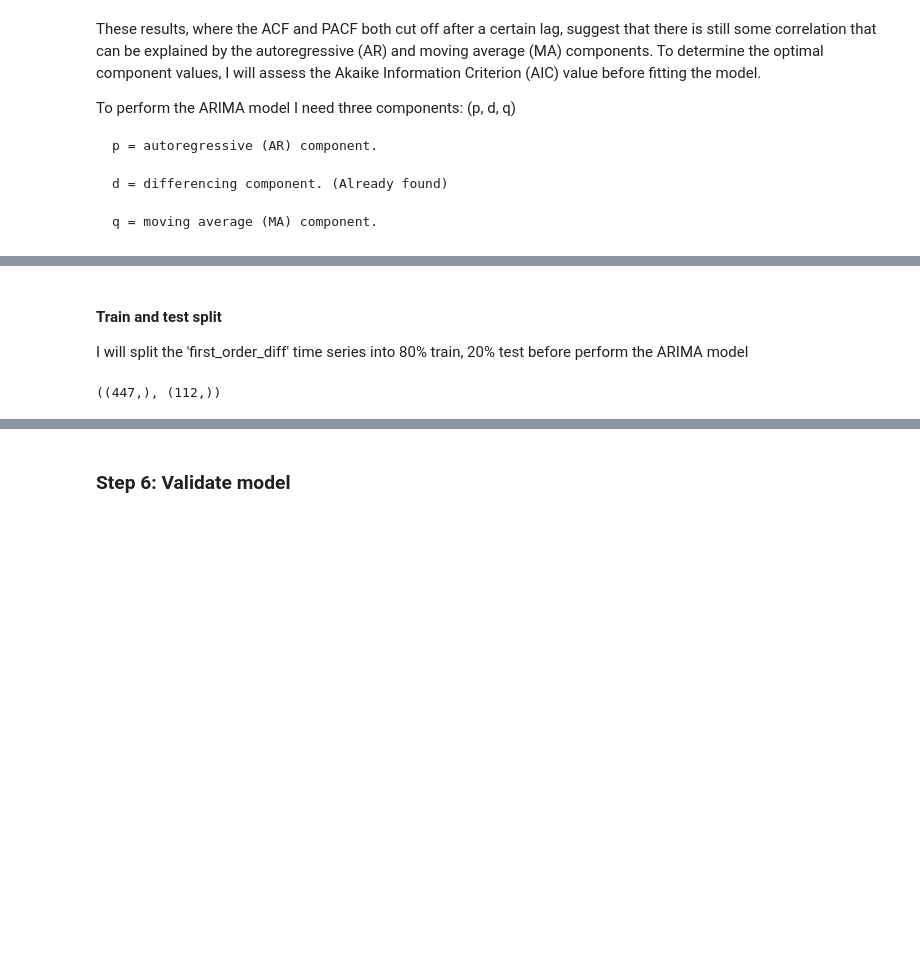
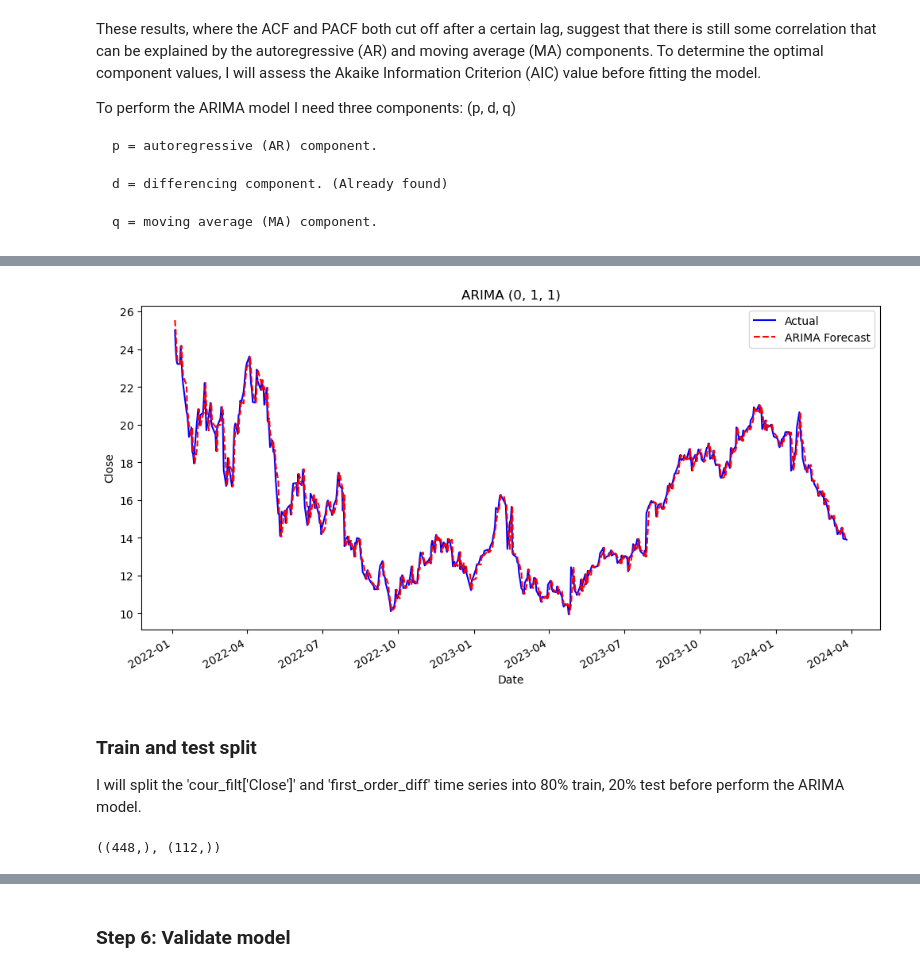
Before and after one commit to Daniela-MB/Time_series_analysis, a Jupyter notebook: CA1_Project_MLB_DanielaMarianoBarreto.ipynb, the cells around one changed output, grey strips where cells are left out. Cells and saved outputs as stored; diff of their text form; code cells hidden in the pictures; blank space fills up the shorter version.

```diff
--- a/CA1_Project_MLB_DanielaMarianoBarreto.ipynb
+++ b/CA1_Project_MLB_DanielaMarianoBarreto.ipynb
@@ -916,12 +1051,28 @@ Warnings:
+# %%
+# Declare the objects f and array axarr
+f, axarr = plt.subplots(1, sharex=True)
+f.set_size_inches(12, 6)
+
+# Ignore first row because of difference factor d = 1
+cour_filt['diffval'].iloc[1:].plot(color='b', linestyle='-', ax=axarr, label='Actual')
+cour_filt['ARIMA'].iloc[1:].plot(color='r', linestyle='--', ax=axarr, label='ARIMA Forecast')
+axarr.set_title('ARIMA (0, 1, 1)')
+axarr.set_xlabel('Date')
+axarr.set_ylabel('Close')
+axarr.legend()
+
+plt.show()
+# %% [output]
+[figure, added]
 # %% [markdown]
-#### Train and test split
+### Train and test split
 
-I will split the 'first_order_diff' time series into 80% train, 20% test before perform the ARIMA model
+I will split the 'cour_filt['Close']' and 'first_order_diff' time series into 80% train, 20% test before perform the ARIMA model.
 # %%
-split_point = int(len(first_order_diff) * 0.8)
+from sklearn.model_selection import train_test_split
 
-# Split the data
-train_data, test_data = first_order_diff[:split_point], first_order_diff[split_point:]
+train_data, test_data = train_test_split(cour_filt['Close'], test_size=0.2, shuffle=False)
+
 train_data.shape, test_data.shape
 # %% [output]
-((447,), (112,))
+((448,), (112,))
```
Also changed, not shown: parts of 26 cells of this notebook.
